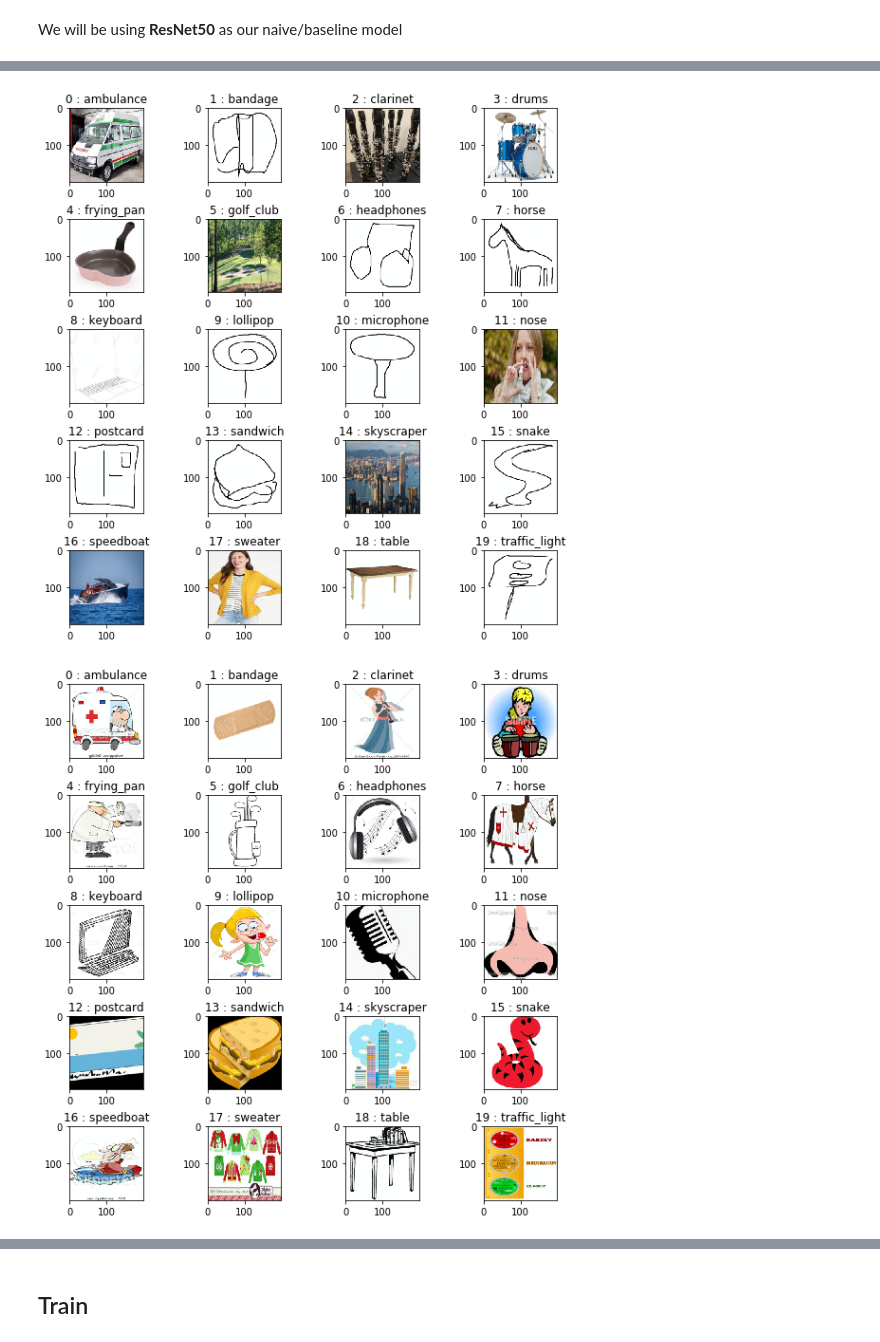
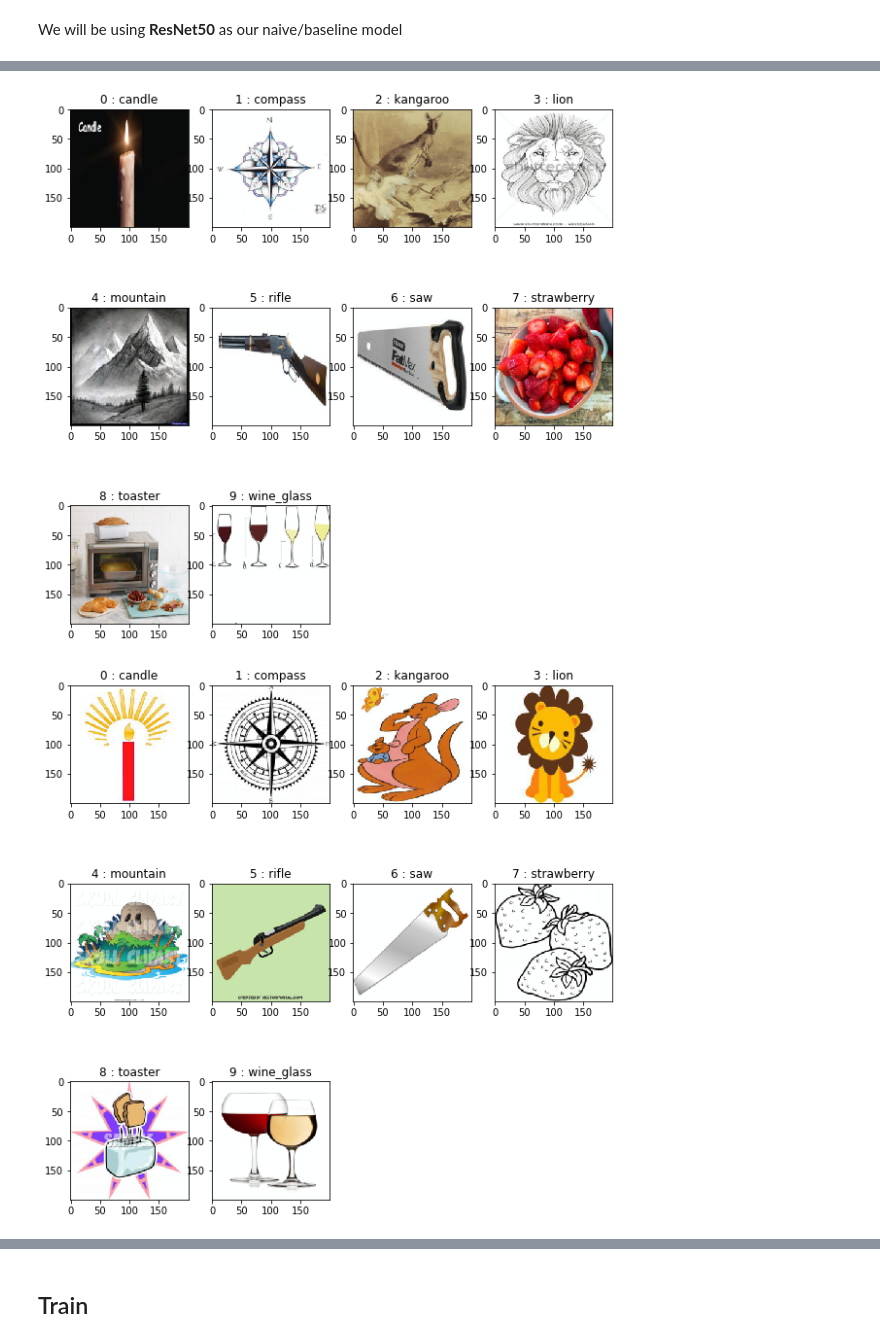
Before and after one commit to david-siqi-liu/cs684-final-project, a Jupyter notebook: cs684_project.ipynb, the cells around one changed output, grey strips where cells are left out. Saved outputs shown, nothing was run; the diff lists cells and outputs as text; code cells hidden in the pictures.

```diff
--- a/cs684_project.ipynb
+++ b/cs684_project.ipynb
@@ -87,7 +238,7 @@ USE_GPU = True
 # %% [markdown]
 In total there are 345 labels. For this project, we'll downsize this to only 10 labels. For simplicity, we'll use the first 10.
 # %%
-num_labels = 20
+num_labels = 10
 
 np.random.seed(647)
 
@@ -279,8 +430,11 @@ We will be using **ResNet50** as our naive/baseline model
 home_dir = ''
 img_dir = home_dir + 'data/'
 label_dir = home_dir + 'label/'
-source = ['quickdraw', 'real', 'sketch']
+# source = ['quickdraw', 'real', 'sketch']
+# target = ['clipart']
+source = ['real', 'sketch']
 target = ['clipart']
+
 
 train_transforms = transforms.Compose([transforms.Resize([200, 200]),
                                        transforms.ToTensor(),
@@ -320,7 +474,7 @@ plt.subplots_adjust(hspace=0.5)
 for label, english in enumerate(labels.values()):
   index = source_train_dataset.get_random_sample_index(label)
   img, _ = source_train_dataset[index]
-  ax1 = fig.add_subplot(5, 4, label+1)
+  ax1 = fig.add_subplot(num_labels/4+1, 4, label+1)
   plt.title("{0} : {1}".format(label, english))
   ax1.imshow(tensor_to_PIL(img, mean, std))
 
@@ -335,28 +489,28 @@ plt.subplots_adjust(hspace=0.5)
 for label, english in enumerate(labels.values()):
   index = source_test_dataset.get_random_sample_index(label)
   img, _ = source_test_dataset[index]
-  ax1 = fig.add_subplot(5, 4, label+1)
+  ax1 = fig.add_subplot(num_labels/4+1, 4, label+1)
   plt.title("{0} : {1}".format(label, english))
   ax1.imshow(tensor_to_PIL(img, mean, std))
 
 plt.show()
 # %% [output]
-[figure, old version]
+[figure, new version]
 # %%
 fig = plt.figure(figsize=(10, 10))
 
 plt.subplots_adjust(hspace=0.5)
 
 for label, english in enumerate(labels.values()):
   index = target_dataset.get_random_sample_index(label)
   img, _ = target_dataset[index]
-  ax1 = fig.add_subplot(5, 4, label+1)
+  ax1 = fig.add_subplot(num_labels/4+1, 4, label+1)
   plt.title("{0} : {1}".format(label, english))
   ax1.imshow(tensor_to_PIL(img, mean, std))
 
 plt.show()
 # %% [output]
-[figure, old version]
+[figure, new version]
 # %%
 import torchvision.models as models
 # %%
```
Also changed, not shown: parts of 10 cells of this notebook.
